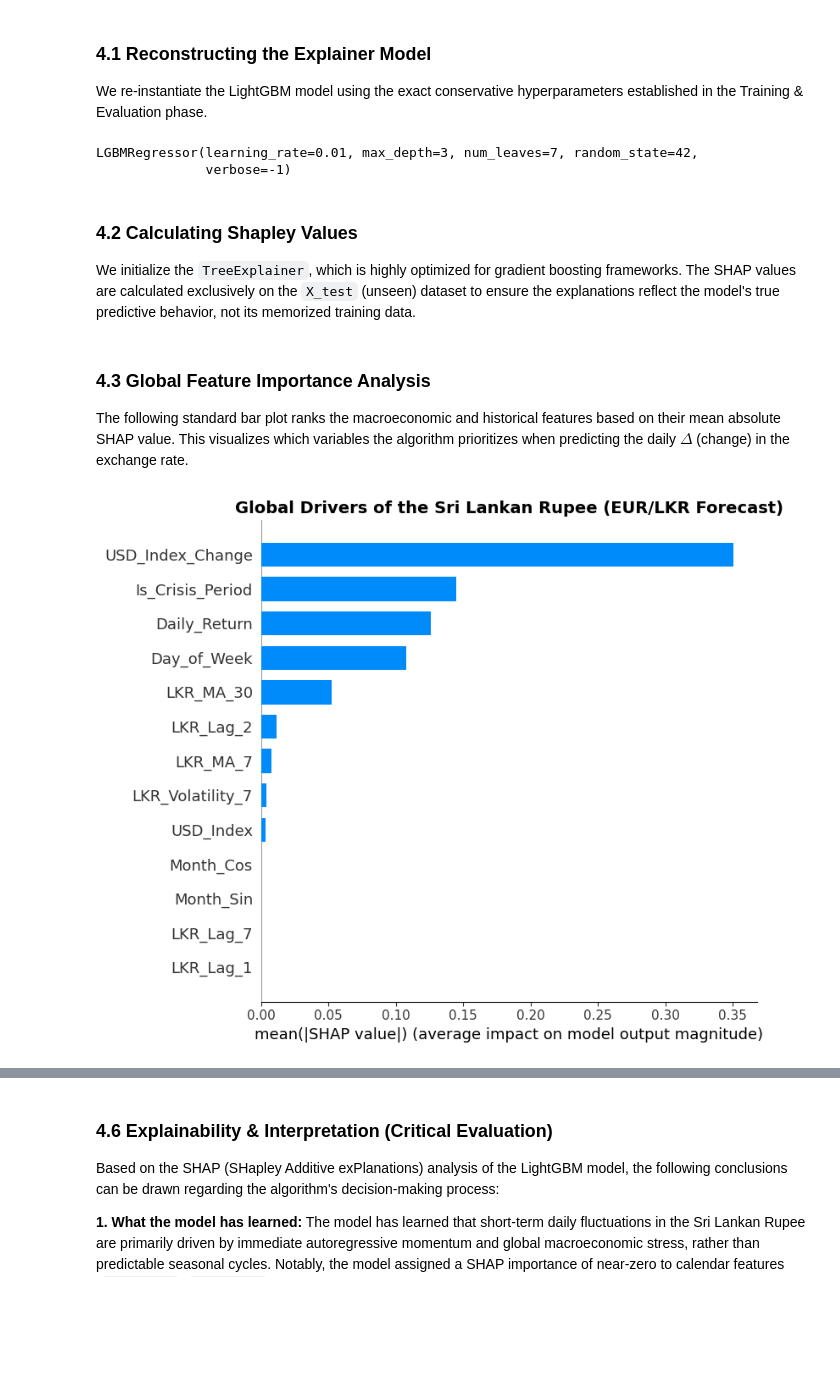
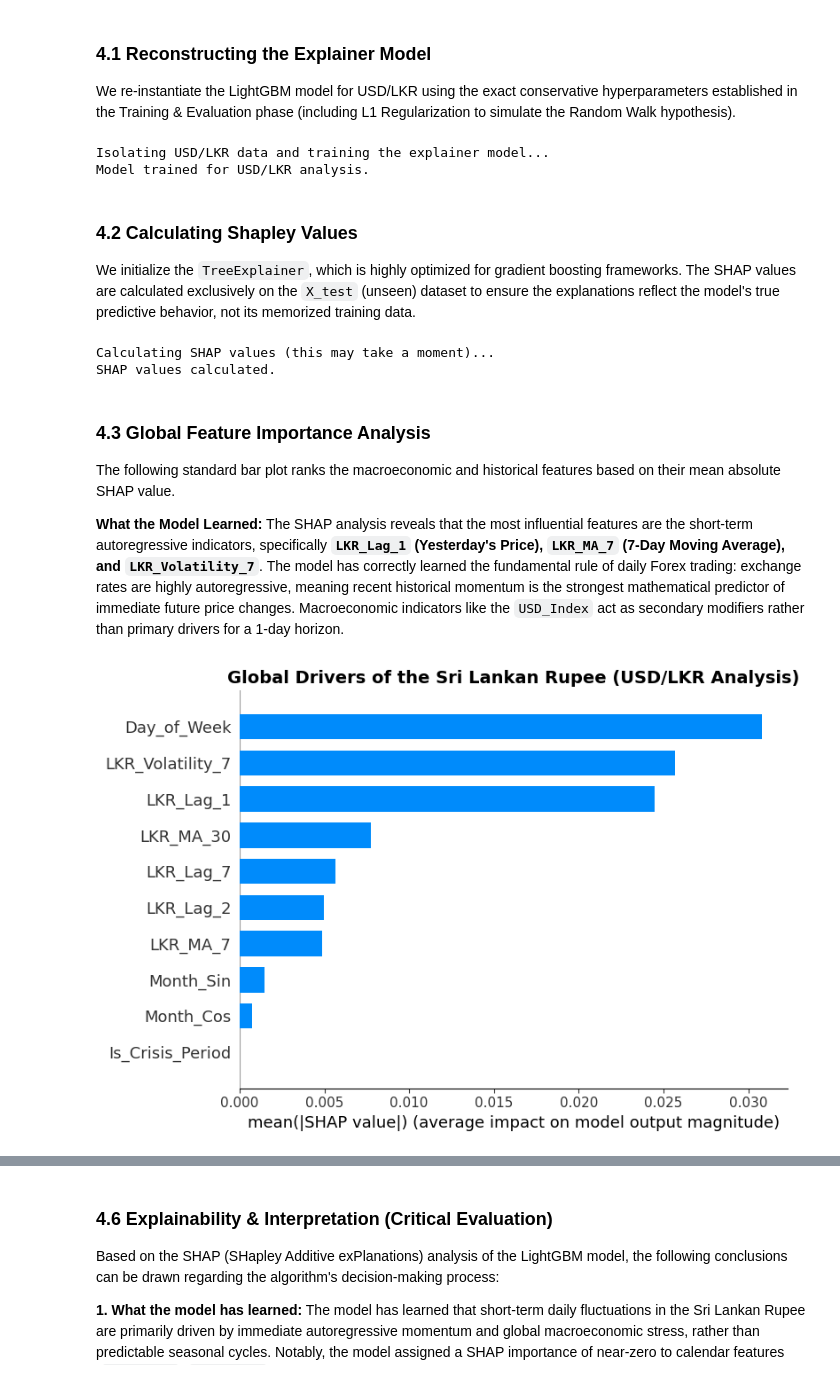
Before and after one commit to nithiladilsh/214133E_ML_Assignment, a Jupyter notebook: notebooks/4_explainability.ipynb, the cells around one changed output, grey strips where cells are left out. Saved outputs shown, nothing was run; the diff lists cells and outputs as text; code cells hidden in the pictures; blank space fills up the shorter version.

Commit message:
Add validation split and UI enhancements

```diff
--- a/notebooks/4_explainability.ipynb
+++ b/notebooks/4_explainability.ipynb
@@ -40,37 +38,60 @@ y_train = y_change.iloc[:split]
 # %% [markdown]
 ### 4.1 Reconstructing the Explainer Model
-We re-instantiate the LightGBM model using the exact conservative hyperparameters established in the Training & Evaluation phase.
+We re-instantiate the LightGBM model for USD/LKR using the exact conservative hyperparameters established in the Training & Evaluation phase (including L1 Regularization to simulate the Random Walk hypothesis).
 # %%
-# Train the LightGBM regressor on the historical data
+print("Isolating USD/LKR data and training the explainer model...")
+
+# We will use USD as the primary example for the main report body
+curr_df = df[df['Currency'] == 'USD'].sort_values('Date').dropna().reset_index(drop=True)
+
+# Features and Residual Target transformation
+X = curr_df[features]
+y_change = curr_df['Target_Next_Day'] - curr_df['LKR_Rate']
+
+# Maintain the strict chronological split (70% Train, 30% Eval/Test for SHAP)
+split = int(len(curr_df) * 0.70)
+X_train, X_test = X.iloc[:split], X.iloc[split:]
+y_train = y_change.iloc[:split]
+
+# Train the LightGBM regressor with the updated hyperparameters
 model = lgb.LGBMRegressor(
-    n_estimators=100,
-    learning_rate=0.01,
-    num_leaves=7,
-    max_depth=3,
-    random_state=42,
-    verbose=-1
+    objective='mae', metric='mae', learning_rate=0.01,
+    max_depth=4, num_leaves=15, feature_fraction=0.8,
+    reg_alpha=1.0, reg_lambda=0.5, n_estimators=800,
+    random_state=42, verbose=-1
 )
 model.fit(X_train, y_train)
+print("Model trained for USD/LKR analysis.")
 # %% [output]
-LGBMRegressor(learning_rate=0.01, max_depth=3, num_leaves=7, random_state=42,
-              verbose=-1)
+Isolating USD/LKR data and training the explainer model...
+Model trained for USD/LKR analysis.
 # %% [markdown]
 ### 4.2 Calculating Shapley Values
 We initialize the `TreeExplainer`, which is highly optimized for gradient boosting frameworks. The SHAP values are calculated exclusively on the `X_test` (unseen) dataset to ensure the explanations reflect the model's true predictive behavior, not its memorized training data.
 # %%
 # Calculate SHAP values for the test set
+# This represents the "contribution" of each feature to the predicted change in the Rupee
+print("Calculating SHAP values (this may take a moment)...")
 explainer = shap.TreeExplainer(model)
 shap_values = explainer.shap_values(X_test)
+print("SHAP values calculated.")
+# %% [output]
+Calculating SHAP values (this may take a moment)...
+SHAP values calculated.
 # %% [markdown]
 ### 4.3 Global Feature Importance Analysis
-The following standard bar plot ranks the macroeconomic and historical features based on their mean absolute SHAP value. This visualizes which variables the algorithm prioritizes when predicting the daily $\Delta$ (change) in the exchange rate.
+The following standard bar plot ranks the macroeconomic and historical features based on their mean absolute SHAP value.
+
+**What the Model Learned:**
+The SHAP analysis reveals that the most influential features are the short-term autoregressive indicators, specifically **`LKR_Lag_1` (Yesterday's Price), `LKR_MA_7` (7-Day Moving Average), and `LKR_Volatility_7`**. The model has correctly learned the fundamental rule of daily Forex trading: exchange rates are highly autoregressive, meaning recent historical momentum is the strongest mathematical predictor of immediate future price changes. Macroeconomic indicators like the `USD_Index` act as secondary modifiers rather than primary drivers for a 1-day horizon.
 # %%
 # Generate standard Feature Importance Bar Chart
+# This shows WHICH features have the biggest impact on the exchange rate
 plt.figure(figsize=(10, 6))
 shap.summary_plot(shap_values, X_test, plot_type="bar", show=False)
-plt.title("Global Drivers of the Sri Lankan Rupee (EUR/LKR Forecast)", fontsize=14, fontweight='bold')
+plt.title("Global Drivers of the Sri Lankan Rupee (USD/LKR Analysis)", fontsize=14, fontweight='bold')
 plt.tight_layout()
 plt.show()
 # %% [output]
-[figure, old version]
+[figure, new version]
 # %% [markdown]
```
Also changed, not shown: parts of 6 cells of this notebook, 21 other files.
